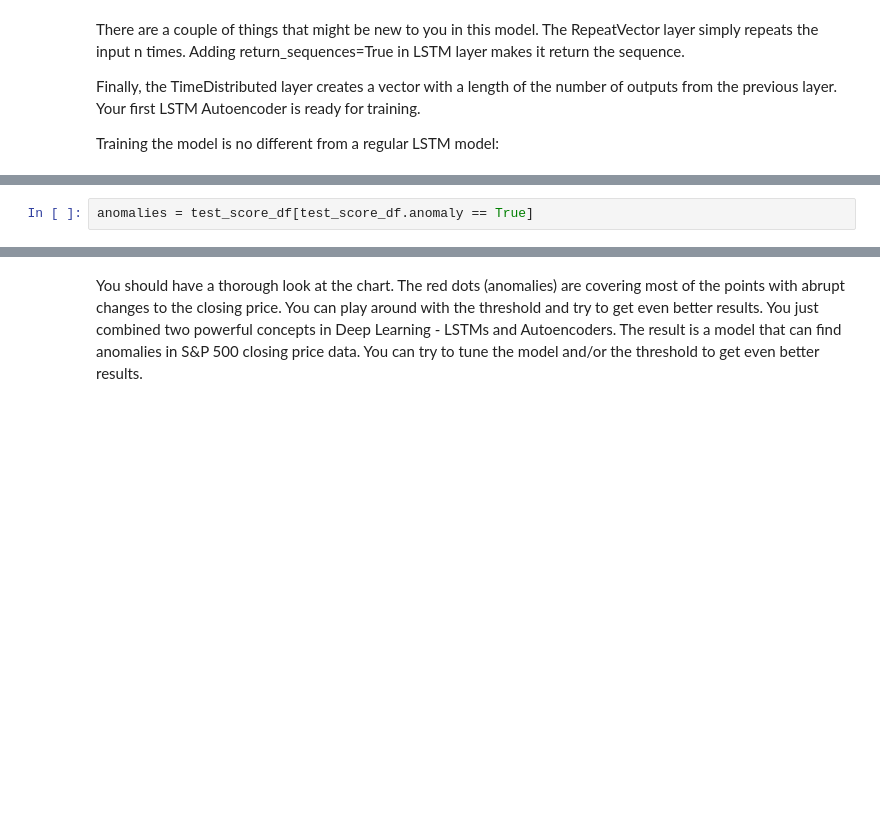
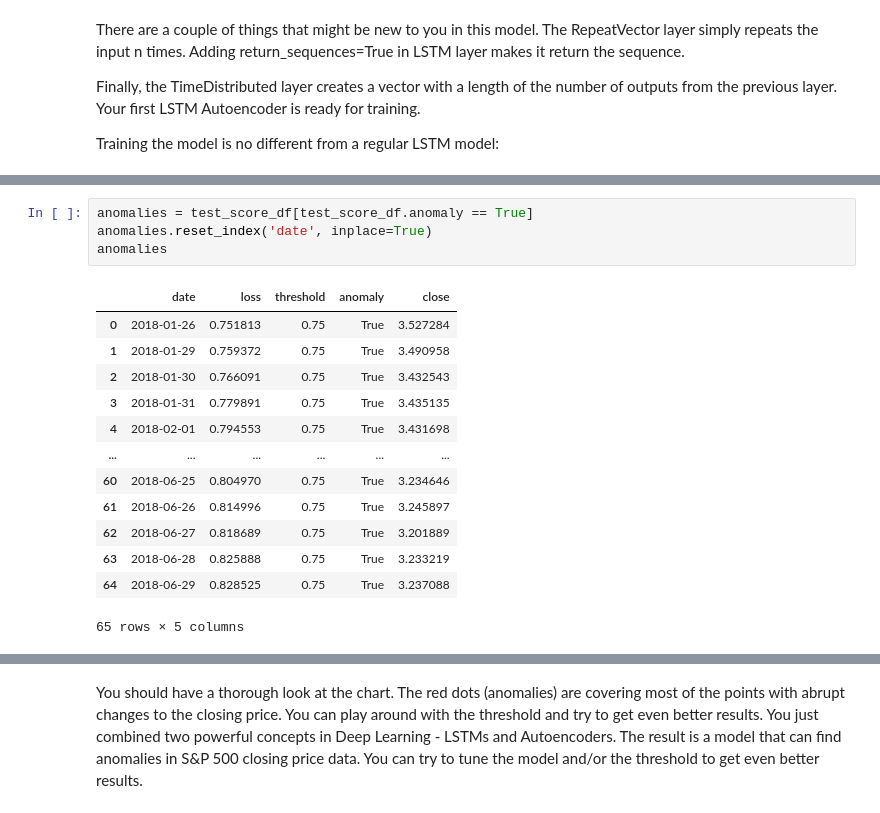
Before and after one commit to xxl4tomxu98/anomamly-detection-autoencoder, a Jupyter notebook: LSTM-anomaly-detection.ipynb, the cells around one changed output, grey strips where cells are left out. Saved outputs shown, nothing was run; the diff lists cells and outputs as text; blank space fills up the shorter version.

```diff
--- a/LSTM-anomaly-detection.ipynb
+++ b/LSTM-anomaly-detection.ipynb
@@ -186,2 +202,18 @@ test_score_df['close'] = test[TIME_STEPS:].close
 # %%
 anomalies = test_score_df[test_score_df.anomaly == True]
+anomalies.reset_index('date', inplace=True)
+anomalies
+# %% [output]
+|  | date | loss | threshold | anomaly | close |
+| 0 | 2018-01-26 | 0.751813 | 0.75 | True | 3.527284 |
+| 1 | 2018-01-29 | 0.759372 | 0.75 | True | 3.490958 |
+| 2 | 2018-01-30 | 0.766091 | 0.75 | True | 3.432543 |
+| 3 | 2018-01-31 | 0.779891 | 0.75 | True | 3.435135 |
+| 4 | 2018-02-01 | 0.794553 | 0.75 | True | 3.431698 |
+| ... | ... | ... | ... | ... | ... |
+| 60 | 2018-06-25 | 0.804970 | 0.75 | True | 3.234646 |
+| 61 | 2018-06-26 | 0.814996 | 0.75 | True | 3.245897 |
+| 62 | 2018-06-27 | 0.818689 | 0.75 | True | 3.201889 |
+| 63 | 2018-06-28 | 0.825888 | 0.75 | True | 3.233219 |
+| 64 | 2018-06-29 | 0.828525 | 0.75 | True | 3.237088 |
+65 rows × 5 columns
```
Also changed, not shown: parts of 9 cells of this notebook, 1 other file.
